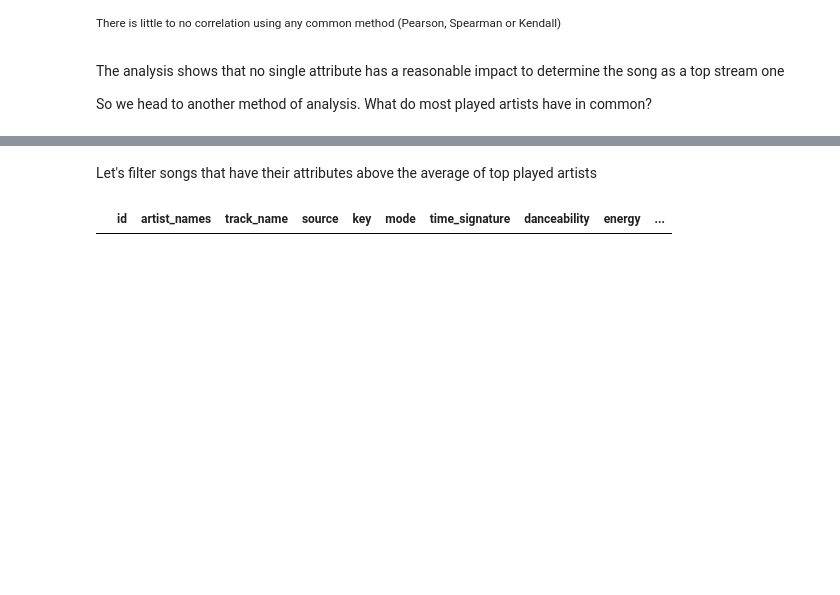
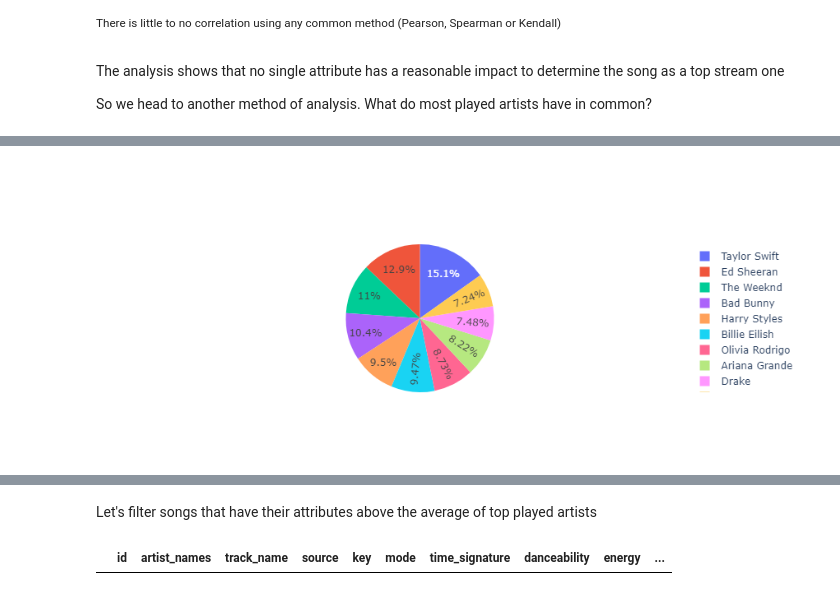
Before and after one commit to Ohnitiel/spotify_data_analysis, a Jupyter notebook: main.ipynb, the cells around one changed output, grey strips where cells are left out. Drawn from its saved outputs; the diff is of its cells as text; code cells hidden in the pictures; blank space fills up the shorter version.

```diff
--- a/main.ipynb
+++ b/main.ipynb
@@ -53,8 +53,11 @@ The analysis shows that no single attribute has a reasonable impact to determine
 So we head to another method of analysis. What do most played artists have in common?
 # %%
 most_played_artist = (
-    df.groupby("artist_names").streams.sum().sort_values(ascending=False).head(50)
+    df.groupby("artist_names").streams.sum().sort_values(ascending=False).head(10)
 )
 
-df.query("artist_names.isin(@most_played_artist.index)").describe()
+iplot([go.Pie(
+    labels=most_played_artist.index,
+    values=most_played_artist.values
+)])
 # %% [output]
@@ -69,0 +64 @@ df.query("artist_names.isin(@most_played_artist.index)").describe()
+[figure, added]
```
Also changed, not shown: parts of 5 cells of this notebook, 2 other files.
